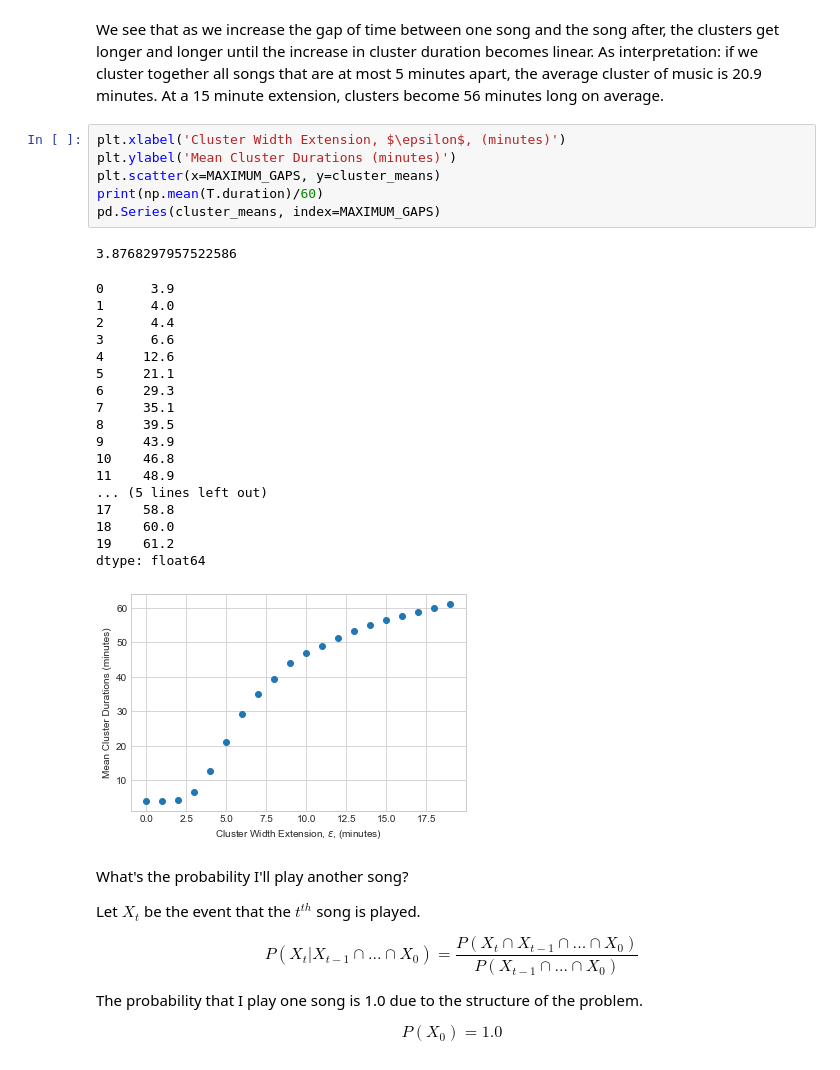
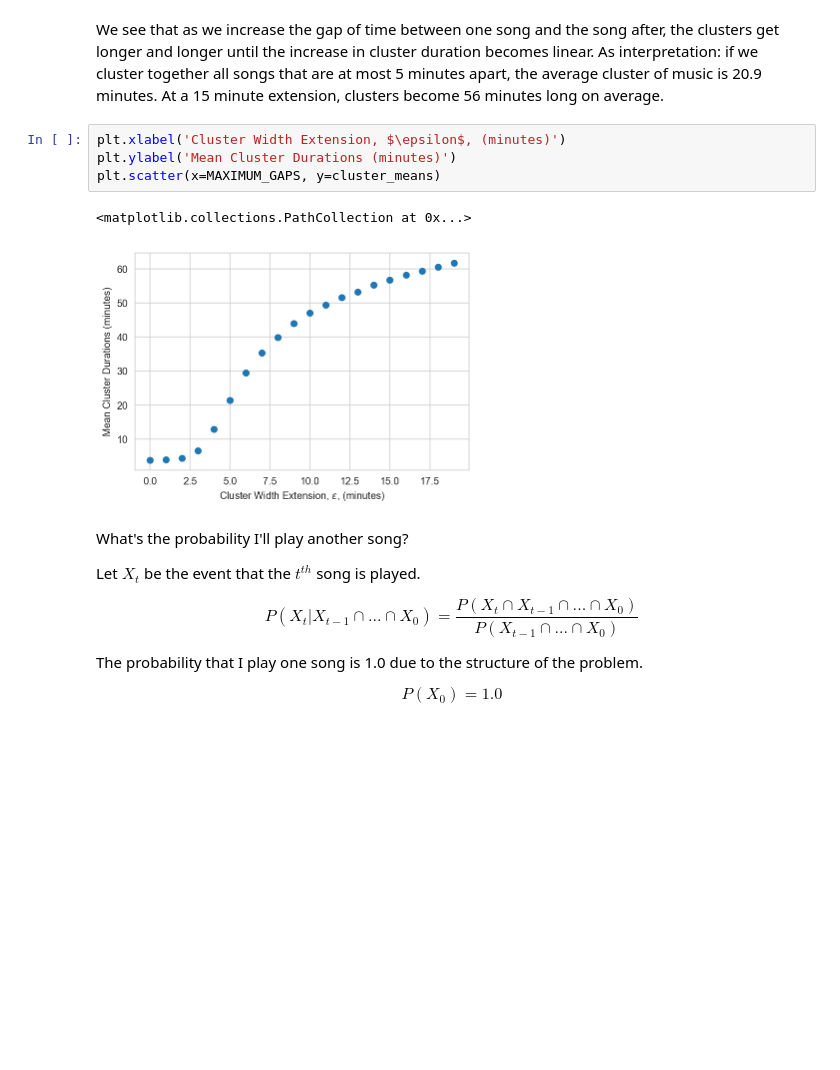
Before and after one commit to liebscher/musicanalysis, a Jupyter notebook: 4_Explore_Timing_Duration.ipynb, the cells around one changed output. Cells and saved outputs as stored; diff of their text form; blank space fills up the shorter version.

```diff
--- a/4_Explore_Timing_Duration.ipynb
+++ b/4_Explore_Timing_Duration.ipynb
@@ -231,29 +238,10 @@ We see that as we increase the gap of time between one song and the song after,
 # %%
 plt.xlabel('Cluster Width Extension, $\epsilon$, (minutes)')
 plt.ylabel('Mean Cluster Durations (minutes)')
 plt.scatter(x=MAXIMUM_GAPS, y=cluster_means)
-print(np.mean(T.duration)/60)
-pd.Series(cluster_means, index=MAXIMUM_GAPS)
 # %% [output]
-3.8768297957522586
+<matplotlib.collections.PathCollection at 0x...>
-0      3.9
-1      4.0
-2      4.4
-3      6.6
-4     12.6
-5     21.1
-6     29.3
-7     35.1
-8     39.5
-9     43.9
-10    46.8
-11    48.9
-... (5 lines left out)
-17    58.8
-18    60.0
-19    61.2
-dtype: float64
-[figure, old version]
+[figure, new version]
 # %% [markdown]
 What's the probability I'll play another song?
 
```
Also changed, not shown: parts of 15 cells of this notebook, 9 other files.
